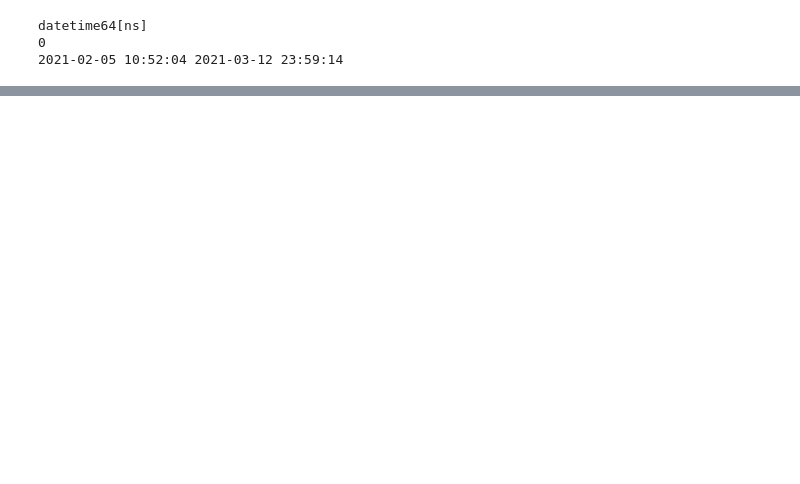
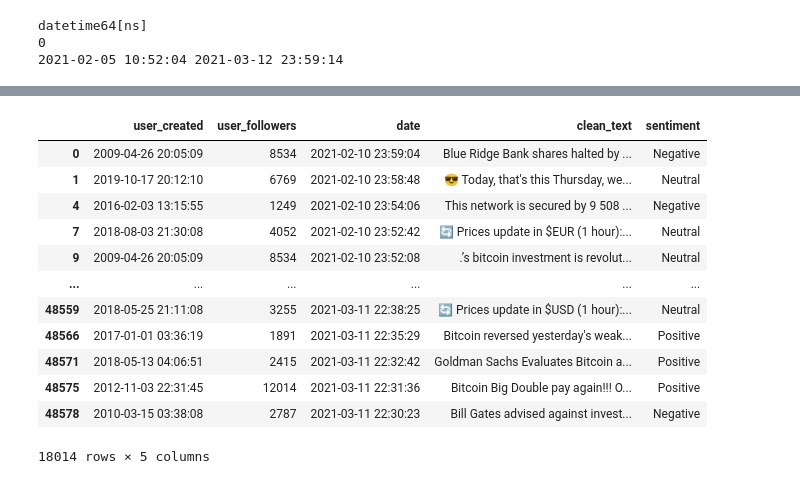
Before and after one commit to stoyanvalchev/bitcoin_sentiment_analsyis, a Jupyter notebook: bitcoin_prediction.ipynb, the cells around one changed output, grey strips where cells are left out. Drawn from its saved outputs; the diff is of its cells as text; code cells hidden in the pictures; blank space fills up the shorter version.

```diff
--- a/bitcoin_prediction.ipynb
+++ b/bitcoin_prediction.ipynb
@@ -58,4 +88,19 @@ df_clean['sentiment'] = df_clean['clean_text'].apply(lambda x: finbert(x[:512])[
 # %%
 df_sentiment = df_clean.copy()
 df_sentiment.to_csv("datasets/sentiment_tweets.csv", index=False)
+df_sentiment
+# %% [output]
+|  | user_created | user_followers | date | clean_text | sentiment |
+| 0 | 2009-04-26 20:05:09 | 8534 | 2021-02-10 23:59:04 | Blue Ridge Bank shares halted by ... | Negative |
+| 1 | 2019-10-17 20:12:10 | 6769 | 2021-02-10 23:58:48 | 😎 Today, that's this Thursday, we... | Neutral |
+| 4 | 2016-02-03 13:15:55 | 1249 | 2021-02-10 23:54:06 | This network is secured by 9 508 ... | Negative |
+| 7 | 2018-08-03 21:30:08 | 4052 | 2021-02-10 23:52:42 | 🔄 Prices update in $EUR (1 hour):... | Neutral |
+| 9 | 2009-04-26 20:05:09 | 8534 | 2021-02-10 23:52:08 | .’s bitcoin investment is revolut... | Neutral |
+| ... | ... | ... | ... | ... | ... |
+| 48559 | 2018-05-25 21:11:08 | 3255 | 2021-03-11 22:38:25 | 🔄 Prices update in $USD (1 hour):... | Neutral |
+| 48566 | 2017-01-01 03:36:19 | 1891 | 2021-03-11 22:35:29 | Bitcoin reversed yesterday's weak... | Positive |
+| 48571 | 2018-05-13 04:06:51 | 2415 | 2021-03-11 22:32:42 | Goldman Sachs Evaluates Bitcoin a... | Positive |
+| 48575 | 2012-11-03 22:31:45 | 12014 | 2021-03-11 22:31:36 | Bitcoin Big Double pay again!!! O... | Positive |
+| 48578 | 2010-03-15 03:38:08 | 2787 | 2021-03-11 22:30:23 | Bill Gates advised against invest... | Negative |
+18014 rows × 5 columns
 # %%
```
Also changed, not shown: parts of 48 cells of this notebook, 1 other file.
